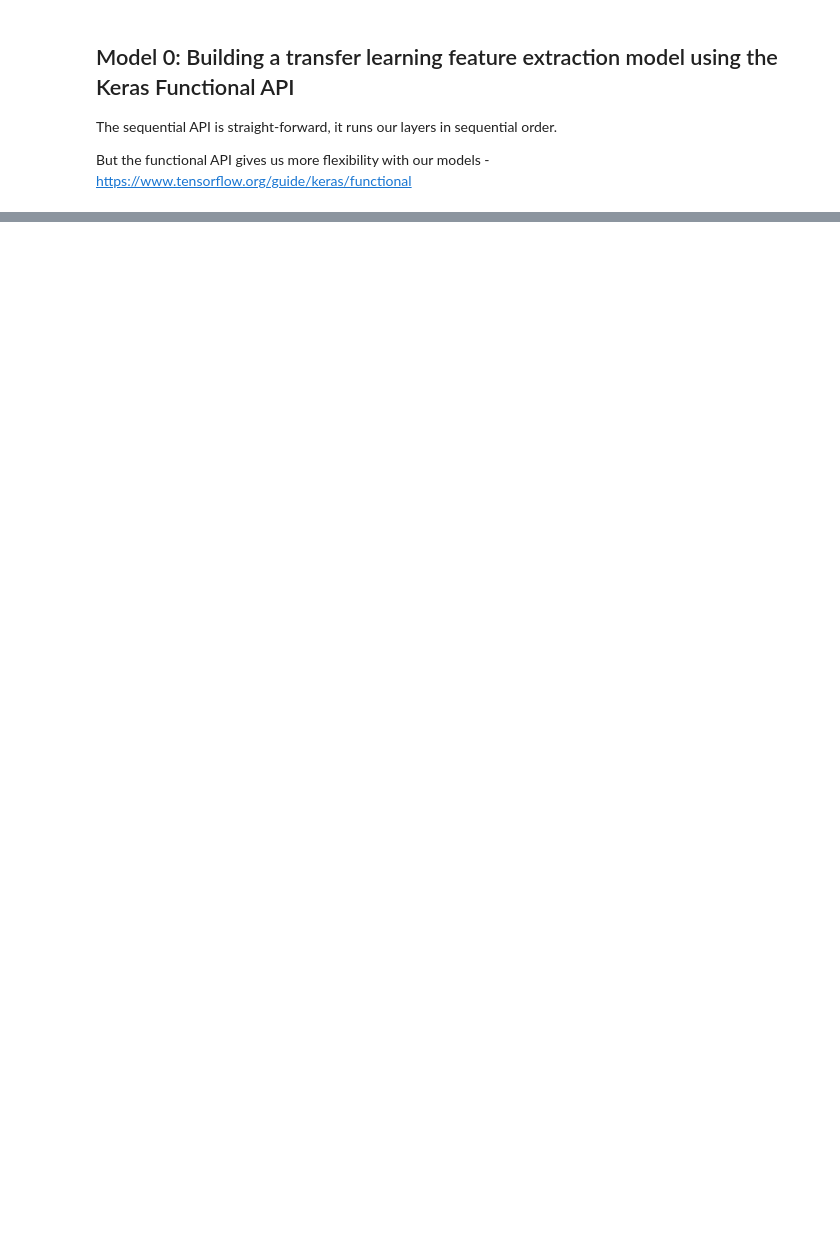
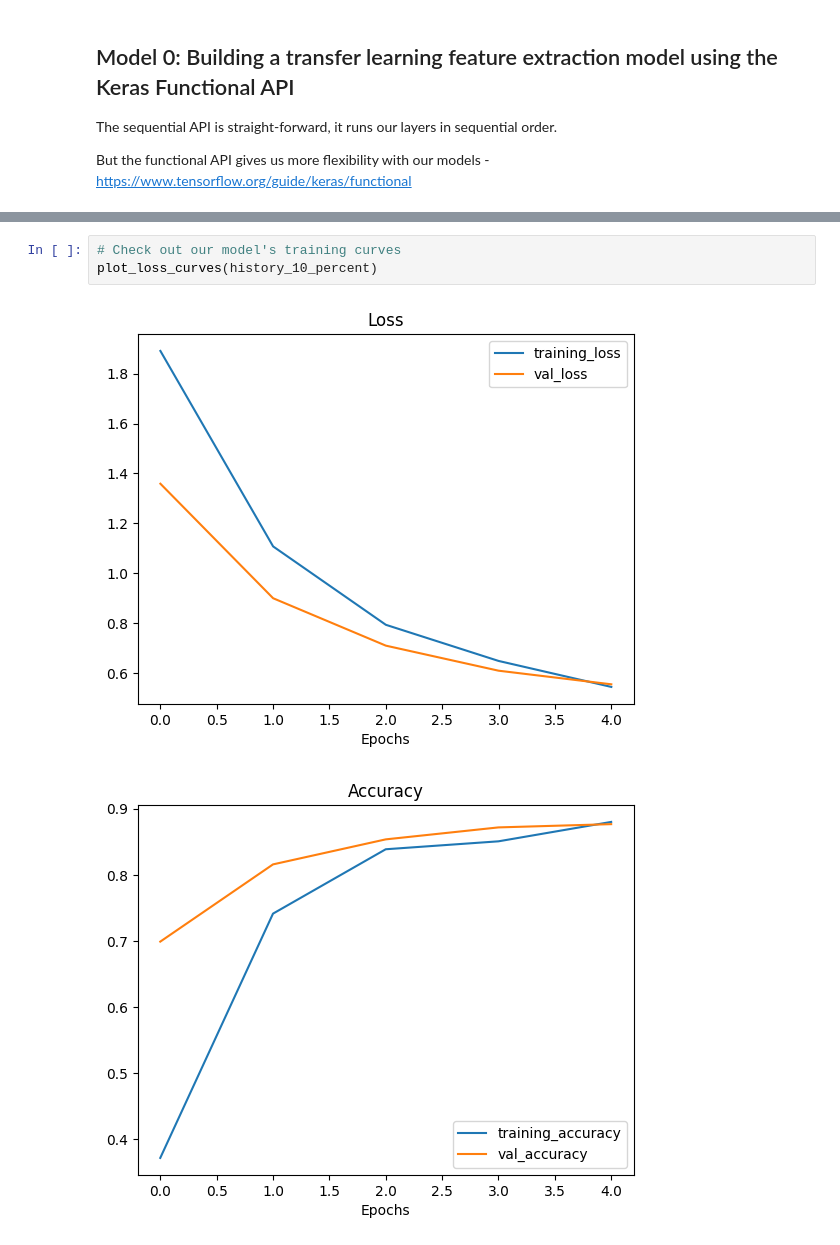
Before and after one commit to shapi88/tensorflow_book, a Jupyter notebook: 05_transfer_learning_in_tensorflow_part_2_fine_tuning.ipynb, the cells around one changed output, grey strips where cells are left out. Cells and saved outputs as stored; diff of their text form; blank space fills up the shorter version.

```diff
--- a/05_transfer_learning_in_tensorflow_part_2_fine_tuning.ipynb
+++ b/05_transfer_learning_in_tensorflow_part_2_fine_tuning.ipynb
@@ -212,0 +292,6 @@ Epoch 2/5
+# %%
+# Check out our model's training curves
+plot_loss_curves(history_10_percent)
+# %% [output]
+[figure, added]
+[figure, added]
```
Also changed, not shown: parts of 52 cells of this notebook.
